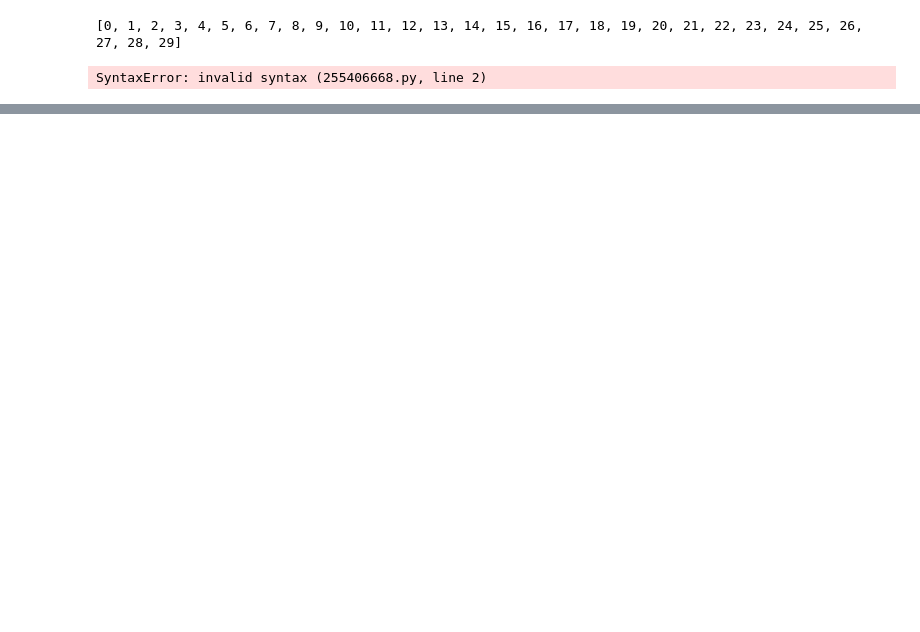
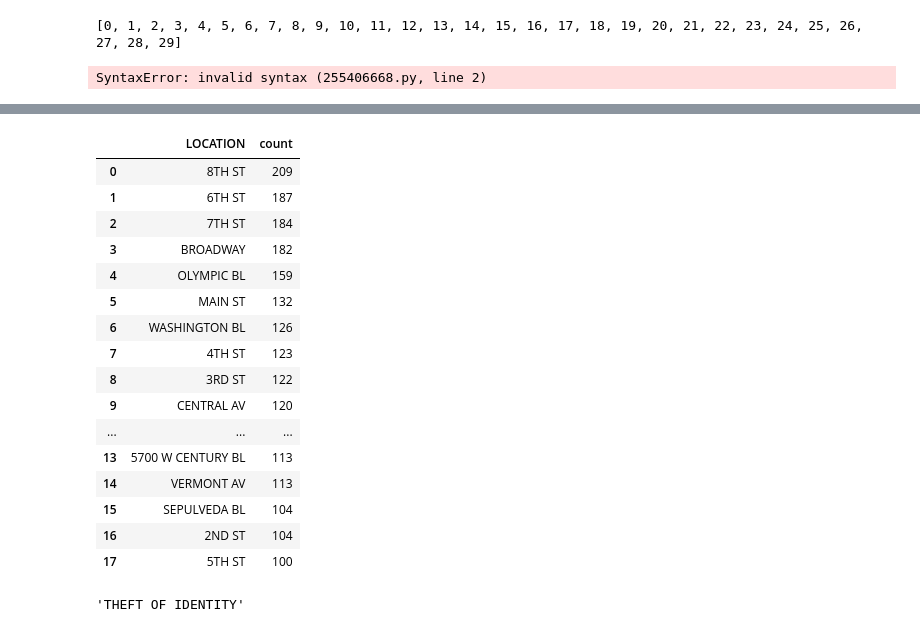
Before and after one commit to lucassilva-aiengineer/Analise-Crime-Reports-Austin, a Jupyter notebook: projeto-1/analise_dados_para_seguro_de_vida.ipynb, the cells around one changed output, grey strips where cells are left out. Cells and saved outputs as stored; diff of their text form; code cells hidden in the pictures; blank space fills up the shorter version.

```diff
--- a/projeto-1/analise_dados_para_seguro_de_vida.ipynb
+++ b/projeto-1/analise_dados_para_seguro_de_vida.ipynb
@@ -189,0 +215,5 @@ dicionario_crimes
+# %%
+# Estou criando um seguro de carros, quero saber qual o perfil de vítima mais comun,
+# para que eu saíba que são os clientes que eu devo buscar, e o quanto devo cobrar por eles.
+
+df_roubo_carros = df[df['Crm Cd Desc'] == 'VEHICLE - STOLEN']
@@ -189,0 +247,2 @@ dicionario_crimes
+# %%
+pd.options.display.max_columns = 28
@@ -189,0 +334,26 @@ dicionario_crimes
+# %%
+df_locations = df_roubo_carros['LOCATION'].value_counts().reset_index()
+# %%
+df_locations.iloc[: 18]
+# %% [output]
+|  | LOCATION | count |
+| 0 | 8TH ST | 209 |
+| 1 | 6TH ST | 187 |
+| 2 | 7TH ST | 184 |
+| 3 | BROADWAY | 182 |
+| 4 | OLYMPIC BL | 159 |
+| 5 | MAIN ST | 132 |
+| 6 | WASHINGTON BL | 126 |
+| 7 | 4TH ST | 123 |
+| 8 | 3RD ST | 122 |
+| 9 | CENTRAL AV | 120 |
+| ... | ... | ... |
+| 13 | 5700 W CENTURY BL | 113 |
+| 14 | VERMONT AV | 113 |
+| 15 | SEPULVEDA BL | 104 |
+| 16 | 2ND ST | 104 |
+| 17 | 5TH ST | 100 |
+# %%
+df.iloc[0]['Crm Cd Desc']
+# %% [output]
+'THEFT OF IDENTITY'
```
Also changed, not shown: parts of 17 cells of this notebook.
